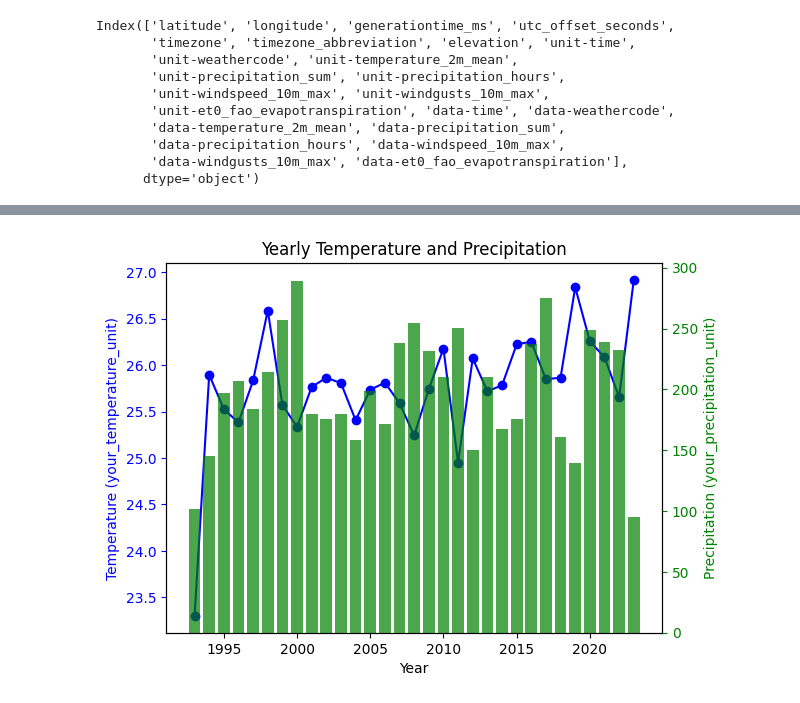
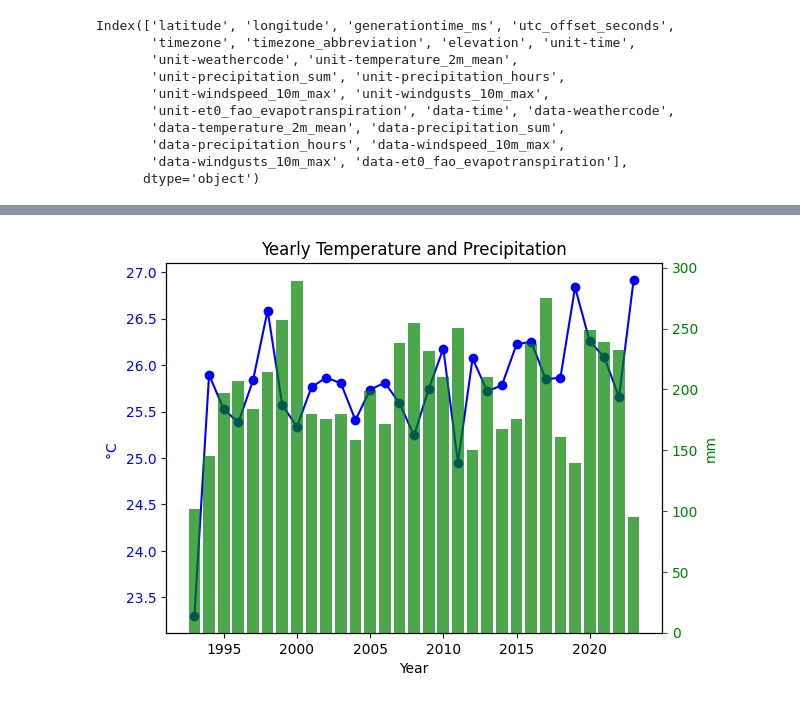
Before and after one commit to NDKhoa1307/AI17D01-ADY201m, a Jupyter notebook: Components/yearly.ipynb, the cells around one changed output, grey strips where cells are left out. Saved outputs shown, nothing was run; the diff lists cells and outputs as text; code cells hidden in the pictures.

```diff
--- a/Components/yearly.ipynb
+++ b/Components/yearly.ipynb
@@ -84,7 +84,7 @@ else:
 df['data-time'] = pd.to_datetime(df['data-time'])
 
 
-df['thang'] = df['data-time'].dt.to_period('M')
+df['month'] = df['data-time'].dt.to_period('M')
 df['year']=df['data-time'].dt.year
 monthly_temp = df.groupby(['month'])['data-temperature_2m_mean'].mean()
 
@@ -113,8 +95,8 @@ Name: data-temperature_2m_mean, dtype: object
 df['data-time'] = pd.to_datetime(df['data-time'])
 
 
-df['thang'] = df['data-time'].dt.to_period('M')
-df['nam']=df['data-time'].dt.year
+df['motnh'] = df['data-time'].dt.to_period('M')
+df['year']=df['data-time'].dt.year
 
 monthly_rainfall = df.groupby(['month'])['data-precipitation_sum'].sum()
 
@@ -172,19 +118,19 @@ Name: data-et0_fao_evapotranspiration, dtype: object
 # %%
 fig, ax1 = plt.subplots()
 
 ax1.plot(yearly_temp.index, yearly_temp, color='b', marker='o', label='Yearly Temperature')
 ax1.set_xlabel('Year')
-ax1.set_ylabel('Temperature (your_temperature_unit)', color='b')
+ax1.set_ylabel('°C ', color='b')
 ax1.tick_params('y', colors='b')
 
 
 ax2 = ax1.twinx()
 ax2.bar(yearly_rainfall.index, yearly_rainfall, alpha=0.7, color='g', label='Yearly Precipitation')
-ax2.set_ylabel('Precipitation (your_precipitation_unit)', color='g')
+ax2.set_ylabel('mm', color='g')
 ax2.tick_params('y', colors='g')
 
 
 plt.title('Yearly Temperature and Precipitation')
 plt.show()
 # %% [output]
-[figure, old version]
+[figure, new version]
```
Also changed, not shown: parts of 5 cells of this notebook.
